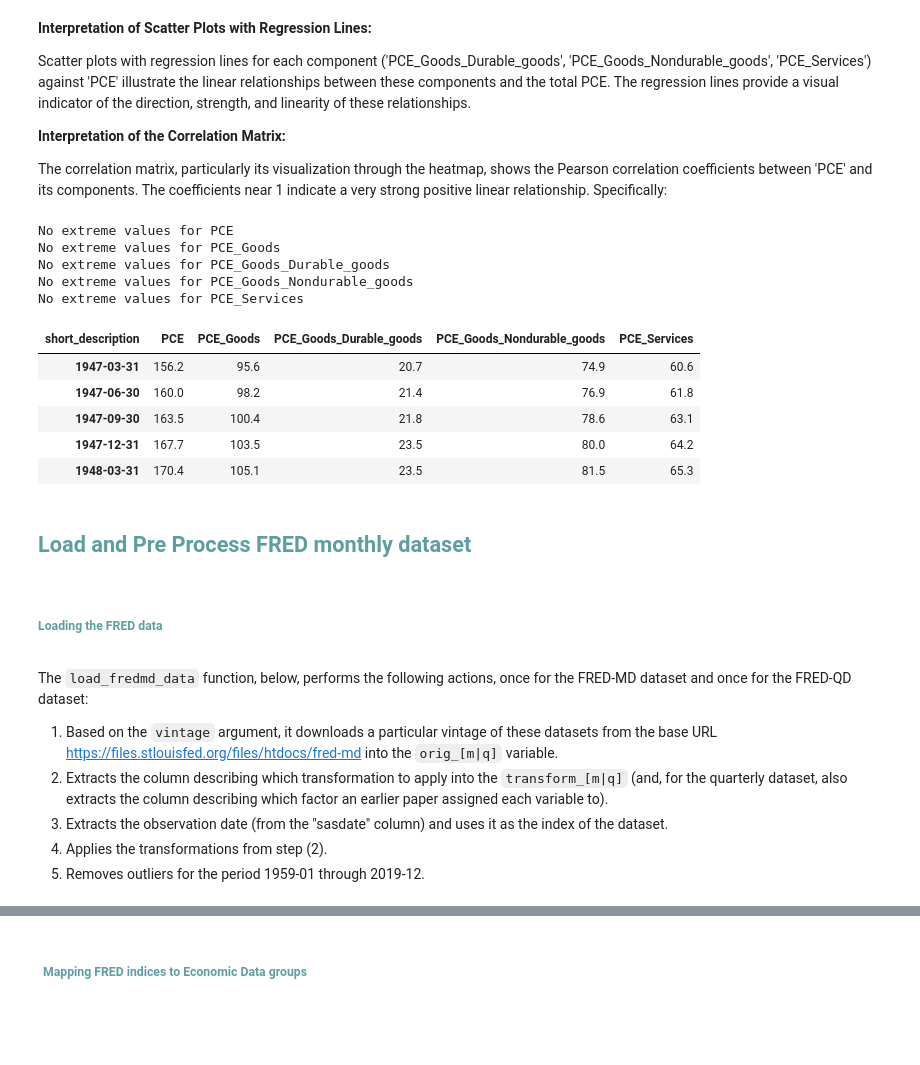
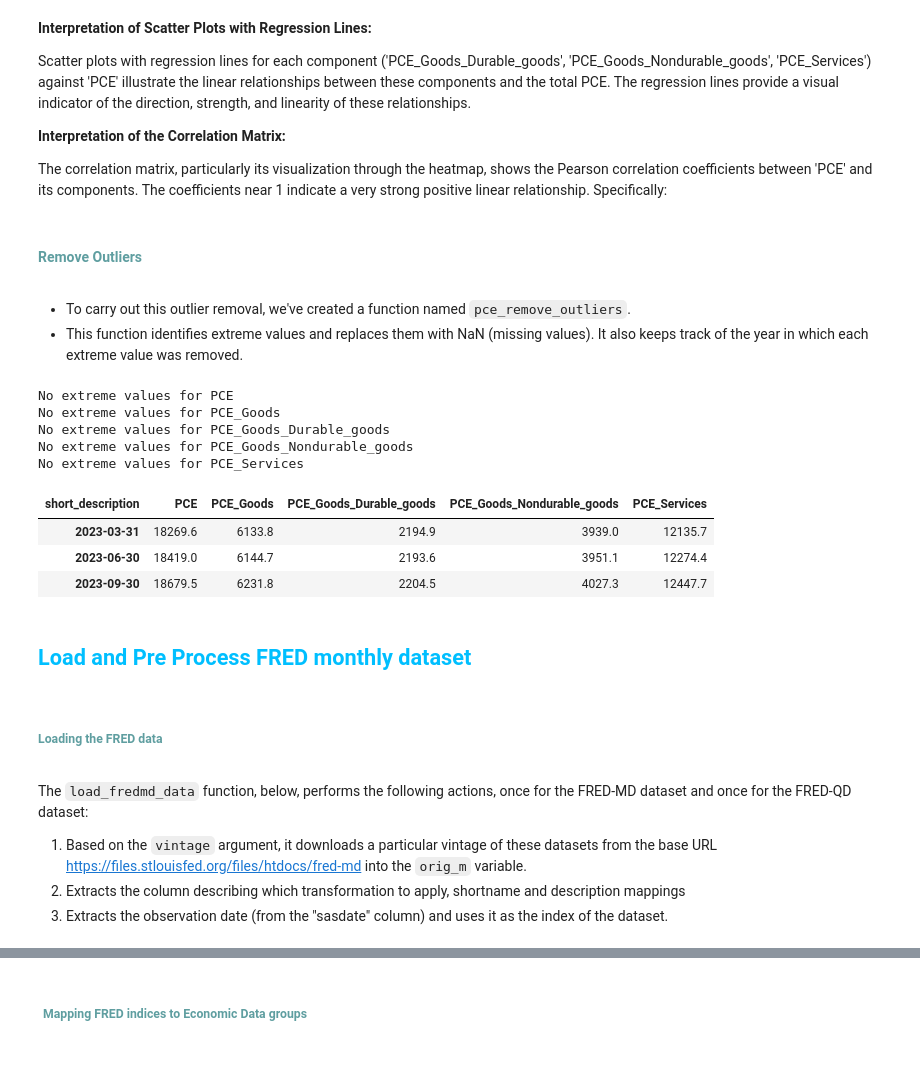
Before and after one commit to janjannagtegaal/NowCasting-M1, a Jupyter notebook: M1_NowCasting_Consumer_Exp.ipynb, the cells around one changed output, grey strips where cells are left out. Drawn from its saved outputs; the diff is of its cells as text; code cells hidden in the pictures; blank space fills up the shorter version.

```diff
--- a/M1_NowCasting_Consumer_Exp.ipynb
+++ b/M1_NowCasting_Consumer_Exp.ipynb
@@ -465,4 +487,12 @@ Scatter plots with regression lines for each component ('PCE_Goods_Durable_goods
 **Interpretation of the Correlation Matrix:**
 
 The correlation matrix, particularly its visualization through the heatmap, shows the Pearson correlation coefficients between 'PCE' and its components. The coefficients near 1 indicate a very strong positive linear relationship. Specifically:
+# %% [markdown]
+<div style="color:#5F9EA0">
+
+#### Remove Outliers
+# %% [markdown]
+
+- To carry out this outlier removal, we've created a function named `pce_remove_outliers`.
+- This function identifies extreme values and replaces them with NaN (missing values). It also keeps track of the year in which each extreme value was removed.
 # %%
@@ -501,17 +531,15 @@ No extreme values for PCE_Goods
 No extreme values for PCE_Goods_Durable_goods
 No extreme values for PCE_Goods_Nondurable_goods
 No extreme values for PCE_Services
-# %%
-pce_df.head()
-# %% [output]
-| short_description | PCE | PCE_Goods | PCE_Goods_Durable_goods | PCE_Goods_Nondurable_goods | PCE_Services |
-| 1947-03-31 | 156.2 | 95.6 | 20.7 | 74.9 | 60.6 |
-| 1947-06-30 | 160.0 | 98.2 | 21.4 | 76.9 | 61.8 |
-| 1947-09-30 | 163.5 | 100.4 | 21.8 | 78.6 | 63.1 |
-| 1947-12-31 | 167.7 | 103.5 | 23.5 | 80.0 | 64.2 |
-| 1948-03-31 | 170.4 | 105.1 | 23.5 | 81.5 | 65.3 |
+# %%
+pce_df.tail(3)
+# %% [output]
+| short_description | PCE | PCE_Goods | PCE_Goods_Durable_goods | PCE_Goods_Nondurable_goods | PCE_Services |
+| 2023-03-31 | 18269.6 | 6133.8 | 2194.9 | 3939.0 | 12135.7 |
+| 2023-06-30 | 18419.0 | 6144.7 | 2193.6 | 3951.1 | 12274.4 |
+| 2023-09-30 | 18679.5 | 6231.8 | 2204.5 | 4027.3 | 12447.7 |
 # %% [markdown]
-<div style="color:#5F9EA0;">
+<div style="color:#00BFFF">
 
 ## Load and Pre Process FRED monthly  dataset
 # %% [markdown]
@@ -521,11 +549,9 @@ pce_df.head()
 # %% [markdown]
 The `load_fredmd_data` function, below, performs the following actions, once for the FRED-MD dataset and once for the FRED-QD dataset:
 
-1. Based on the `vintage` argument, it downloads a particular vintage of these datasets from the base URL https://files.stlouisfed.org/files/htdocs/fred-md into the `orig_[m|q]` variable.
-2. Extracts the column describing which transformation to apply into the `transform_[m|q]` (and, for the quarterly dataset, also extracts the column describing which factor an earlier paper assigned each variable to).
+1. Based on the `vintage` argument, it downloads a particular vintage of these datasets from the base URL https://files.stlouisfed.org/files/htdocs/fred-md into the `orig_m` variable.
+2. Extracts the column describing which transformation to apply, shortname and description mappings
 3. Extracts the observation date (from the "sasdate" column) and uses it as the index of the dataset.
-4. Applies the transformations from step (2).
-5. Removes outliers for the period 1959-01 through 2019-12.
 # %%
 def load_fredmd_data(vintage):
     """
```
Also changed, not shown: parts of 65 cells of this notebook.
